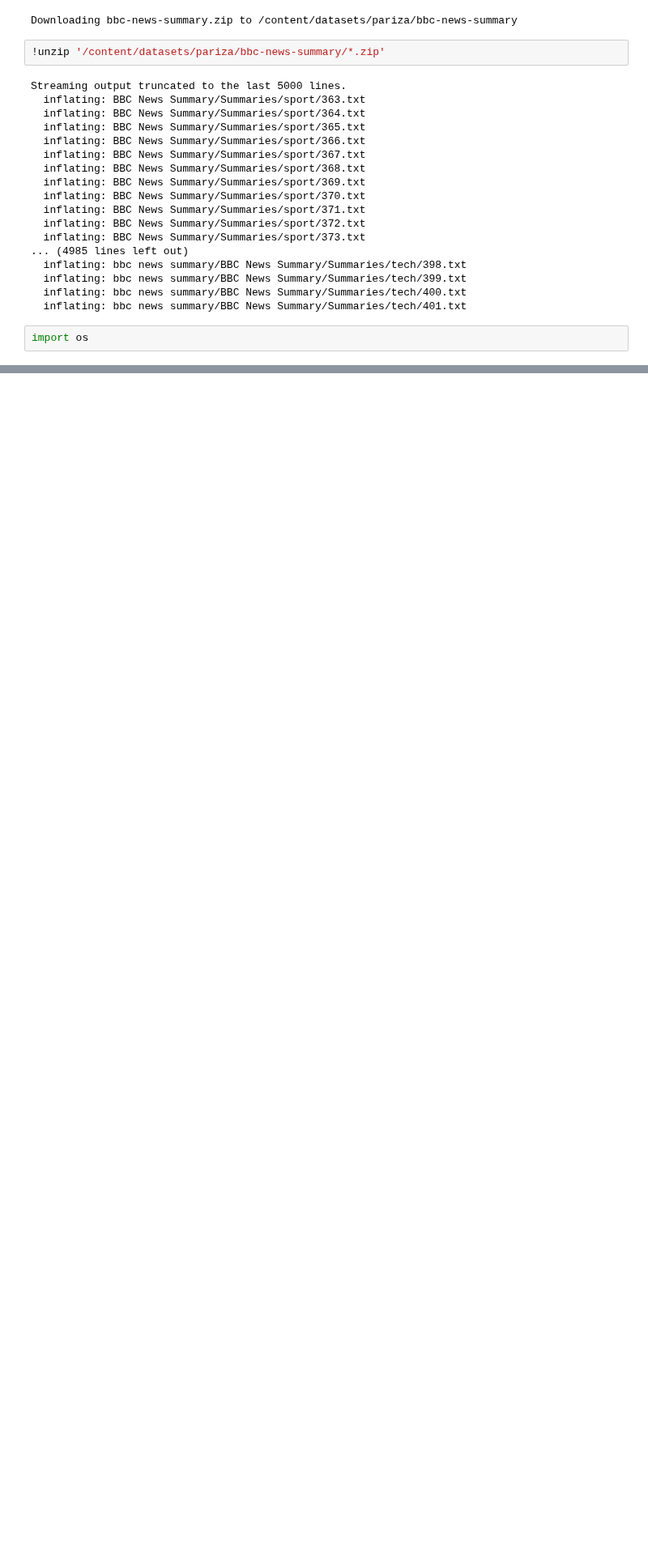
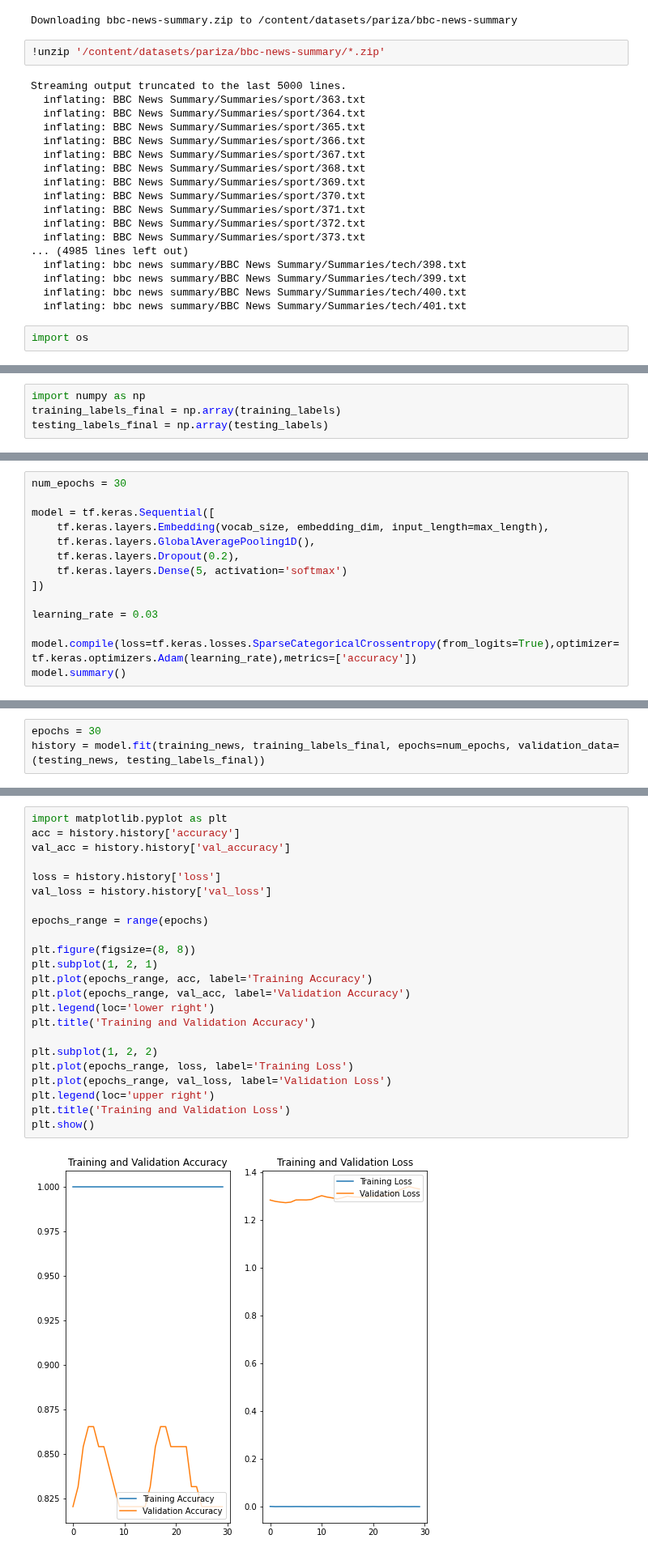
Before and after one commit to Blackcipher101/Newsclassifier, a Jupyter notebook: Onelinernews.ipynb, the cells around one changed output, grey strips where cells are left out. Shown at 81% size. Cells and saved outputs as stored; diff of their text form; blank space fills up the shorter version.

```diff
--- a/Onelinernews.ipynb
+++ b/Onelinernews.ipynb
@@ -134,0 +199,4 @@ Worries about the deficit concerns about China do, however, remain. China's curr
+# %%
+import numpy as np
+training_labels_final = np.array(training_labels)
+testing_labels_final = np.array(testing_labels)
@@ -134,0 +223,14 @@ Worries about the deficit concerns about China do, however, remain. China's curr
+# %%
+num_epochs = 30
+
+model = tf.keras.Sequential([
+    tf.keras.layers.Embedding(vocab_size, embedding_dim, input_length=max_length),
+    tf.keras.layers.GlobalAveragePooling1D(),
+    tf.keras.layers.Dropout(0.2),
+    tf.keras.layers.Dense(5, activation='softmax')
+])
+
+learning_rate = 0.03
+
+model.compile(loss=tf.keras.losses.SparseCategoricalCrossentropy(from_logits=True),optimizer=tf.keras.optimizers.Adam(learning_rate),metrics=['accuracy'])
+model.summary()
@@ -134,0 +254,3 @@ Worries about the deficit concerns about China do, however, remain. China's curr
+# %%
+epochs = 30
+history = model.fit(training_news, training_labels_final, epochs=num_epochs, validation_data=(testing_news, testing_labels_final))
@@ -134,0 +302,25 @@ Worries about the deficit concerns about China do, however, remain. China's curr
+# %%
+import matplotlib.pyplot as plt
+acc = history.history['accuracy']
+val_acc = history.history['val_accuracy']
+
+loss = history.history['loss']
+val_loss = history.history['val_loss']
+
+epochs_range = range(epochs)
+
+plt.figure(figsize=(8, 8))
+plt.subplot(1, 2, 1)
+plt.plot(epochs_range, acc, label='Training Accuracy')
+plt.plot(epochs_range, val_acc, label='Validation Accuracy')
+plt.legend(loc='lower right')
+plt.title('Training and Validation Accuracy')
+
+plt.subplot(1, 2, 2)
+plt.plot(epochs_range, loss, label='Training Loss')
+plt.plot(epochs_range, val_loss, label='Validation Loss')
+plt.legend(loc='upper right')
+plt.title('Training and Validation Loss')
+plt.show()
+# %% [output]
+[figure, added]
```
Also changed, not shown: parts of 21 cells of this notebook.
